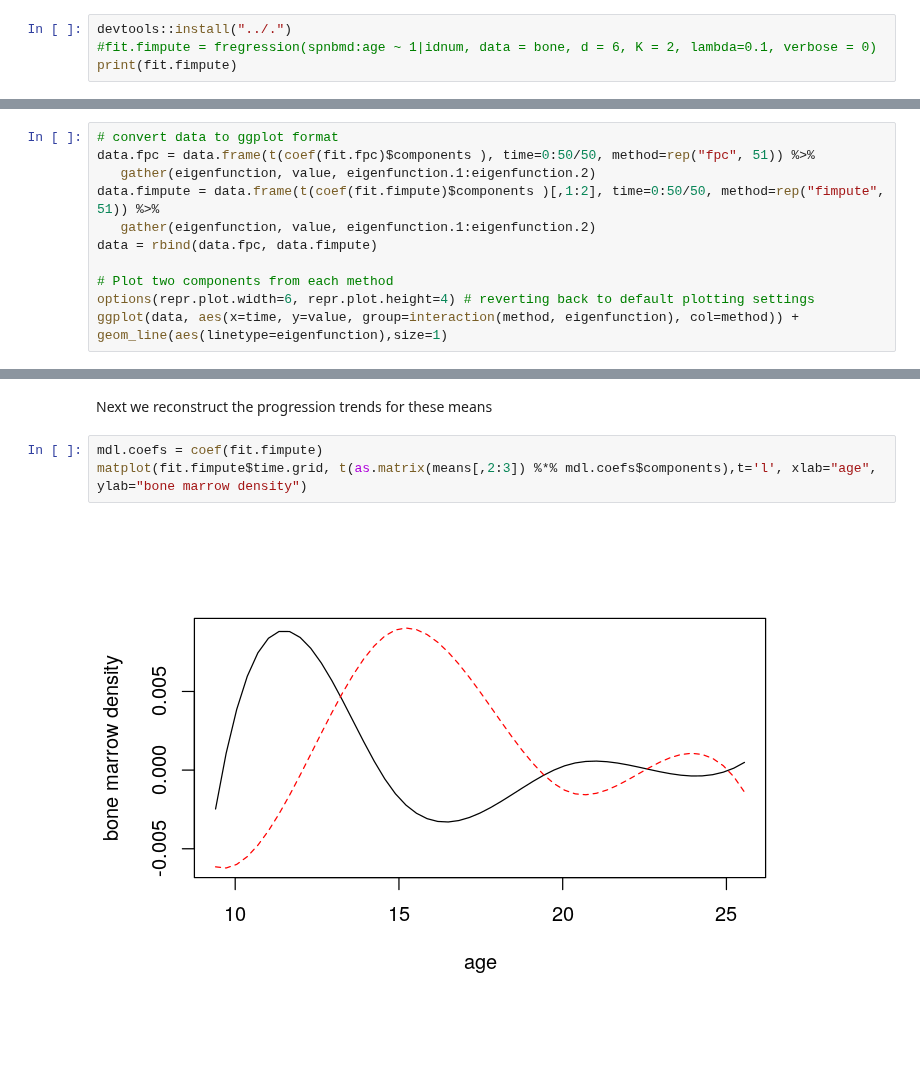
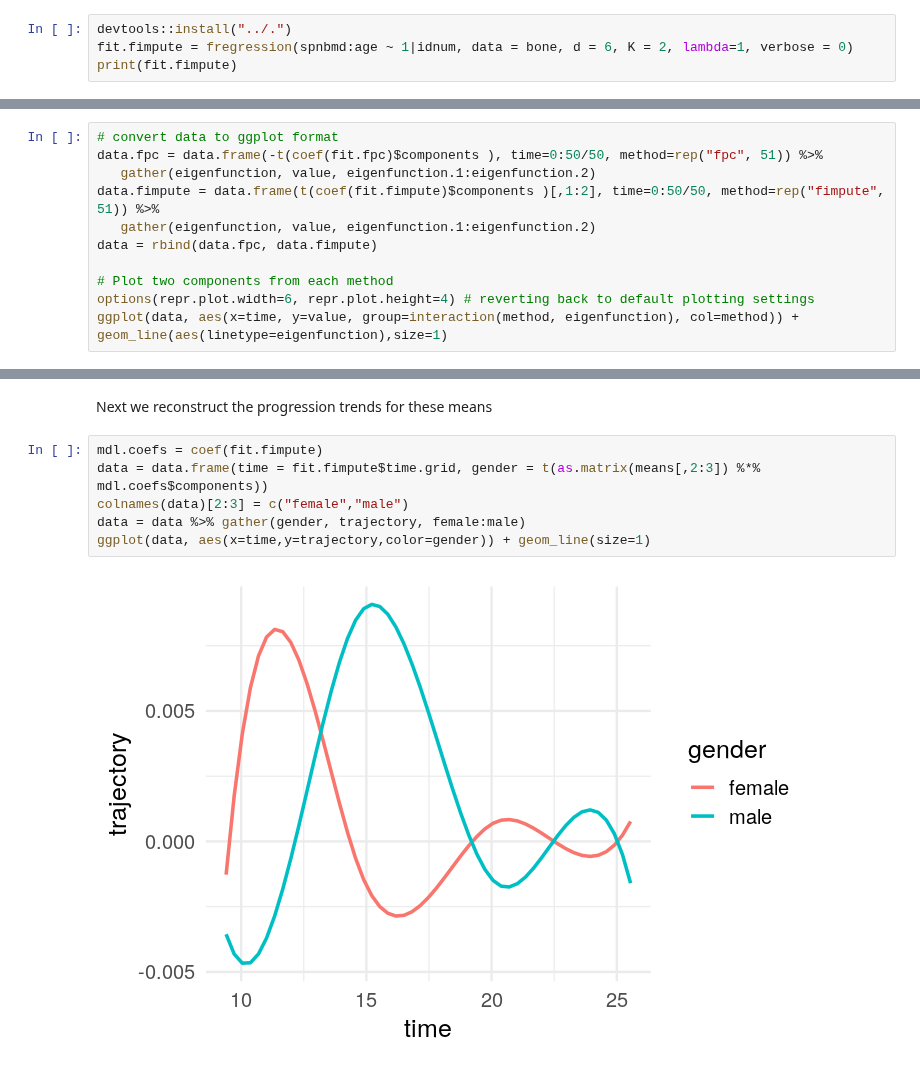
Before and after one commit to kidzik/fcomplete, a Jupyter notebook: vignettes/fcomplete.ipynb, the cells around one changed output, grey strips where cells are left out. Cells and saved outputs as stored; diff of their text form; blank space fills up the shorter version.

```diff
--- a/vignettes/fcomplete.ipynb
+++ b/vignettes/fcomplete.ipynb
@@ -50,6 +50,6 @@ ggplot(aes(x = age, y = spnbmd, color = factor(idnum)), data = bone[1:100,], wid
 To fit the model from Kidziński, Hastie (2018), you can simply use the `fregression` function from the package
 # %%
 devtools::install("../.")
-#fit.fimpute = fregression(spnbmd:age ~ 1|idnum, data = bone, d = 6, K = 2, lambda=0.1, verbose = 0)
+fit.fimpute = fregression(spnbmd:age ~ 1|idnum, data = bone, d = 6, K = 2, lambda=1, verbose = 0)
 print(fit.fimpute)
 # %% [output]
@@ -148,6 +162,6 @@ fit.fpc = fregression(spnbmd:age ~ 1|idnum, data = bone, d = 6, K = 2, verbose =
 # %%
 # convert data to ggplot format
-data.fpc = data.frame(t(coef(fit.fpc)$components ), time=0:50/50, method=rep("fpc", 51)) %>%
+data.fpc = data.frame(-t(coef(fit.fpc)$components ), time=0:50/50, method=rep("fpc", 51)) %>%
    gather(eigenfunction, value, eigenfunction.1:eigenfunction.2)
 data.fimpute = data.frame(t(coef(fit.fimpute)$components )[,1:2], time=0:50/50, method=rep("fimpute", 51)) %>%
    gather(eigenfunction, value, eigenfunction.1:eigenfunction.2)
@@ -189,6 +210,9 @@ means
 Next we reconstruct the progression trends for these means
 # %%
 mdl.coefs = coef(fit.fimpute)
-matplot(fit.fimpute$time.grid, t(as.matrix(means[,2:3]) %*% mdl.coefs$components),t='l', xlab="age", ylab="bone marrow density")
+data = data.frame(time = fit.fimpute$time.grid, gender = t(as.matrix(means[,2:3]) %*% mdl.coefs$components))
+colnames(data)[2:3] = c("female","male")
+data = data %>% gather(gender, trajectory, female:male)
+ggplot(data, aes(x=time,y=trajectory,color=gender)) + geom_line(size=1)
 # %% [output]
-[figure, old version]
+[figure, new version]
```
Also changed, not shown: parts of 22 cells of this notebook, 9 other files.
